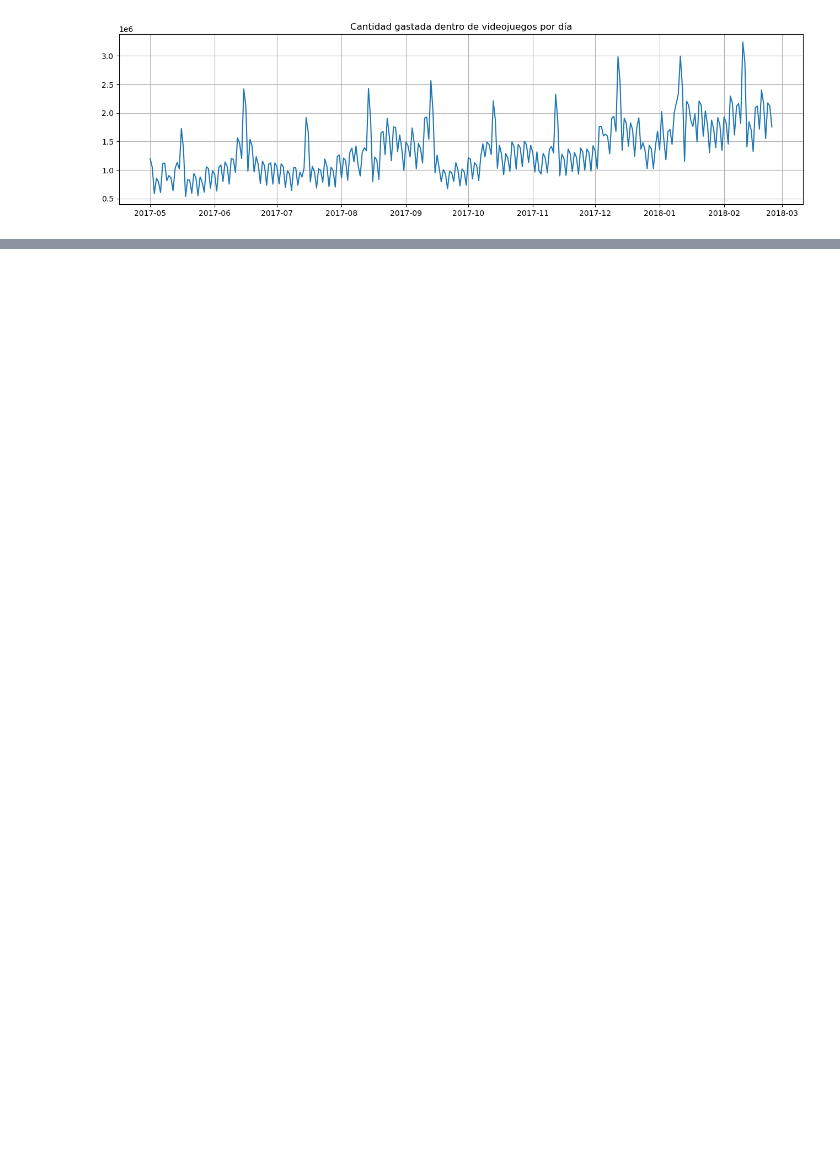
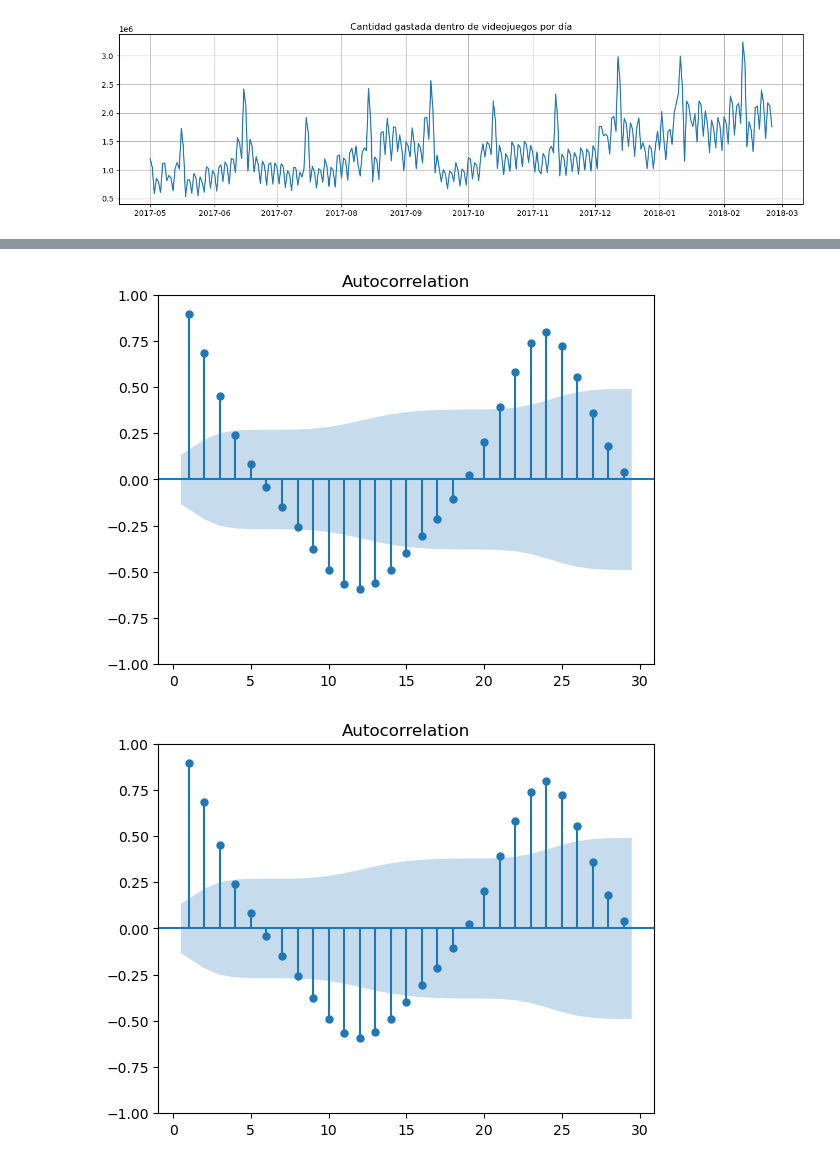
Before and after one commit to emilianodesu/LCD-5Sem-2025-1, a Jupyter notebook: PPCD/T1 Introduccion a ciencia de datos/1.4 Series de tiempo/series_de_tiempo.ipynb, the cells around one changed output, grey strips where cells are left out. Cells and saved outputs as stored; diff of their text form; code cells hidden in the pictures; blank space fills up the shorter version.

```diff
--- a/PPCD/T1 Introduccion a ciencia de datos/1.4 Series de tiempo/series_de_tiempo.ipynb
+++ b/PPCD/T1 Introduccion a ciencia de datos/1.4 Series de tiempo/series_de_tiempo.ipynb
@@ -112,0 +150,7 @@ plt.show()
+# %%
+# ACF
+from statsmodels.graphics.tsaplots import plot_acf
+plot_acf(ads.Ads, lags=range(1,30))
+# %% [output]
+[figure, added]
+[figure, added]
```
Also changed, not shown: parts of 14 cells of this notebook, 21 other files.
